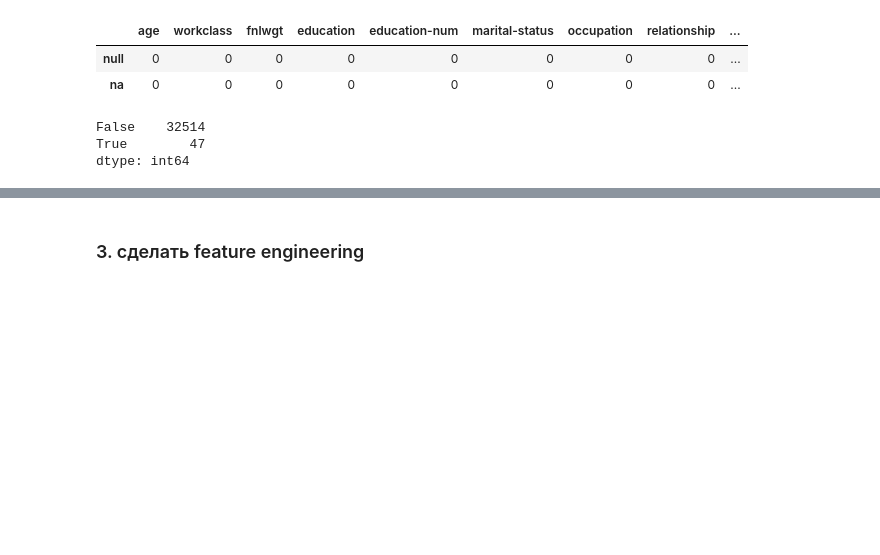
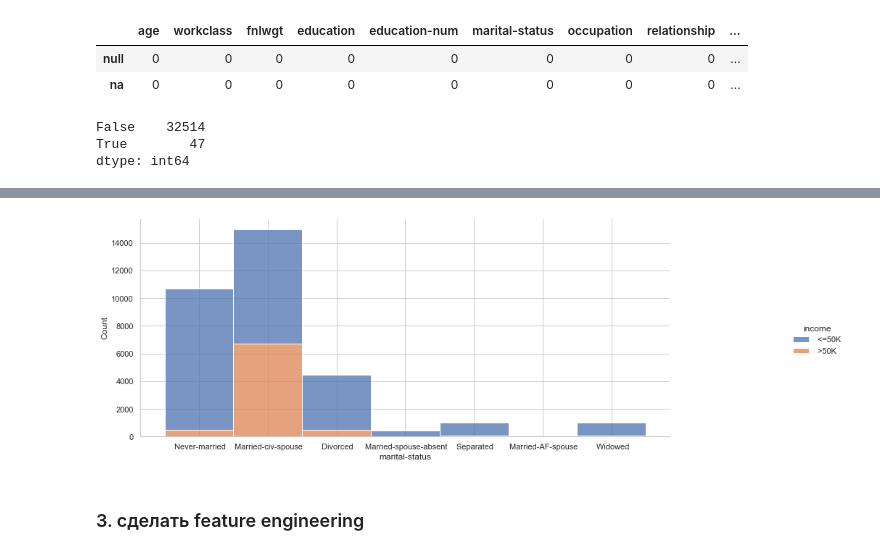
Before and after one commit to koryagin2006/GB_Course_Machine_learning_in_business, a Jupyter notebook: HW_7 Интерпретация прогнозов модели (SHAP).ipynb, the cells around one changed output, grey strips where cells are left out. Drawn from its saved outputs; the diff is of its cells as text; code cells hidden in the pictures; blank space fills up the shorter version.

```diff
--- a/HW_7 Интерпретация прогнозов модели (SHAP).ipynb
+++ b/HW_7 Интерпретация прогнозов модели (SHAP).ipynb
@@ -124,2 +142,11 @@ dtype: int64
+# %%
+sns.set_theme(style="whitegrid")
+b = sns.displot(data=df,
+                x="marital-status",
+                multiple='stack',
+                hue='income')
+b.fig.set_size_inches(16, 5)
+# %% [output]
+[figure, added]
 # %% [markdown]
 ### 3. сделать feature engineering
```
Also changed, not shown: parts of 20 cells of this notebook.
